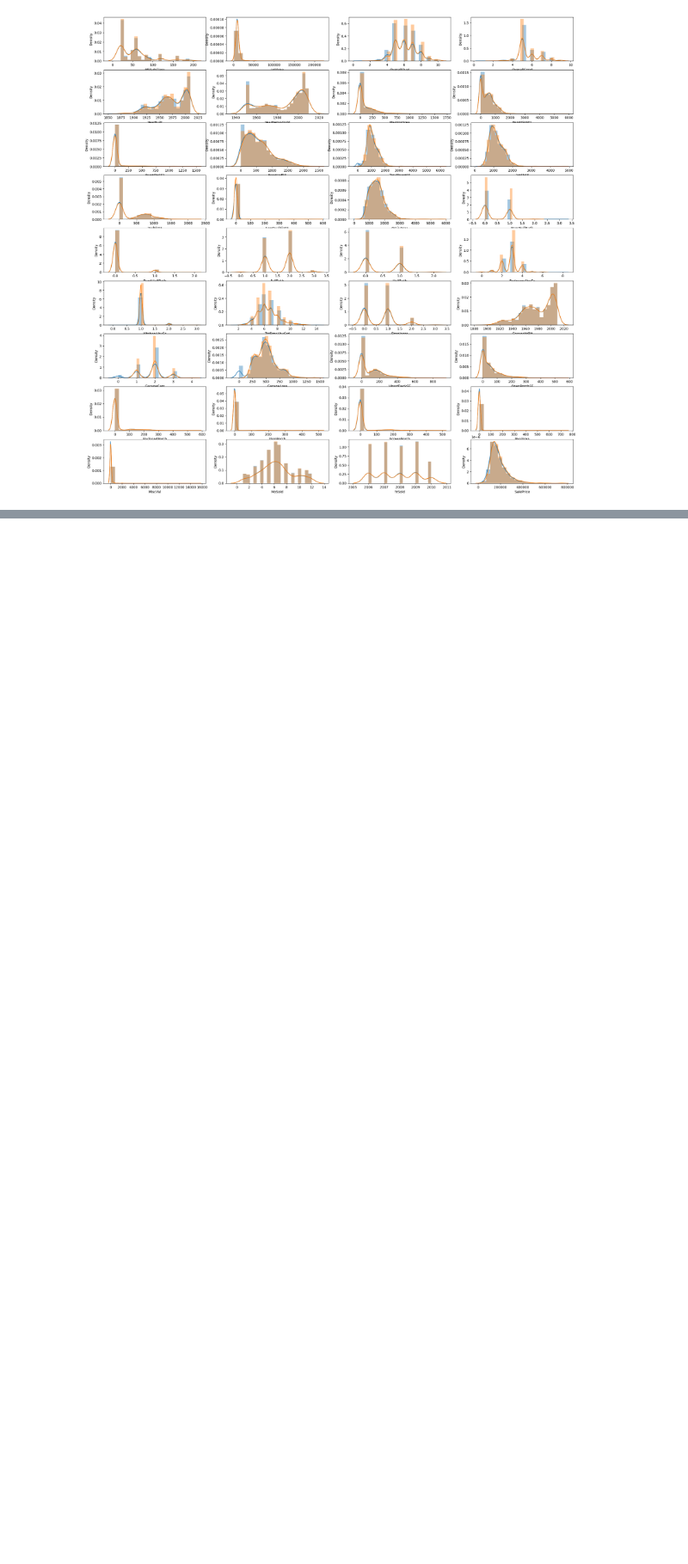
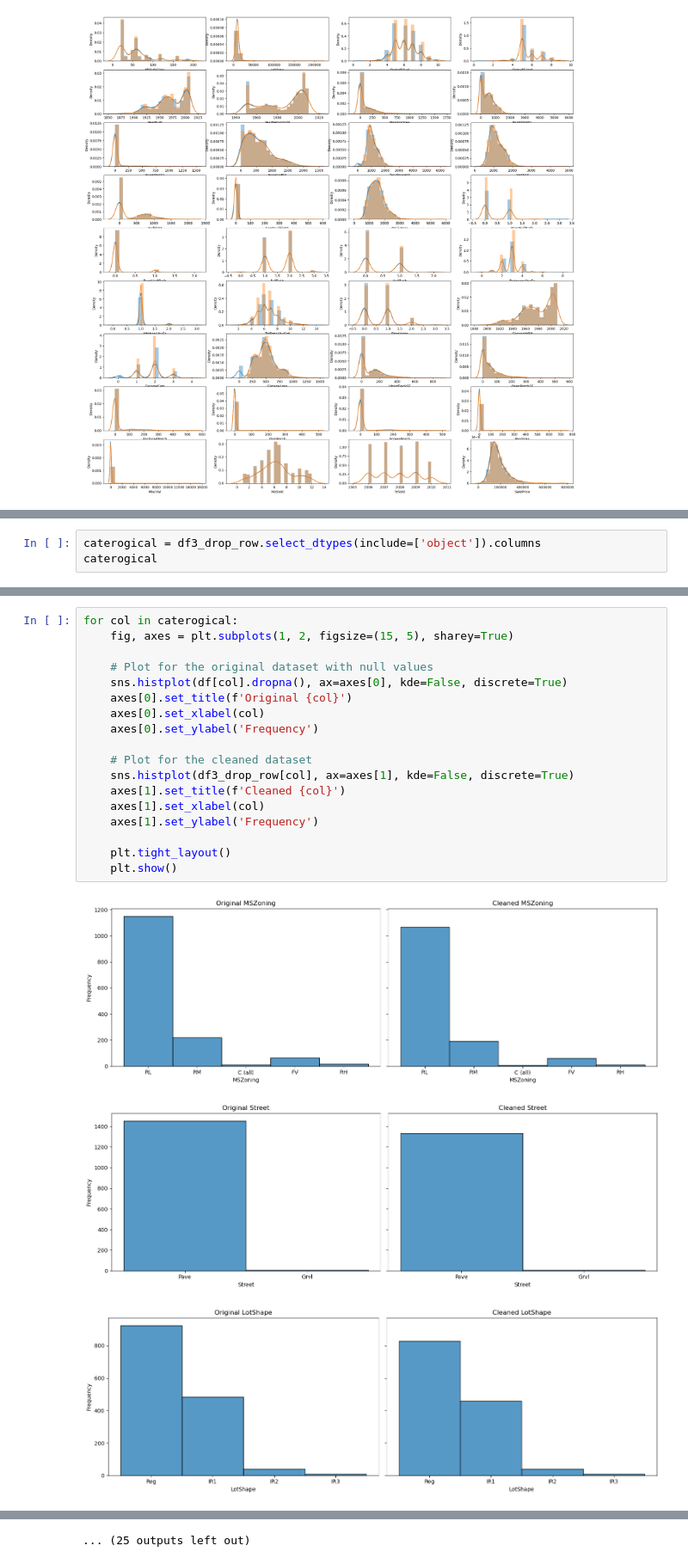
Before and after one commit to Anonymous-2003/Data-Preprocessing, a Jupyter notebook: Handling missing values.ipynb, the cells around one changed output, grey strips where cells are left out. Shown at 86% size. Saved outputs shown, nothing was run; the diff lists cells and outputs as text; blank space fills up the shorter version.

```diff
--- a/Handling missing values.ipynb
+++ b/Handling missing values.ipynb
@@ -173,0 +212,3 @@ Index(['MSZoning', 'Street', 'LotShape', 'LandContour', 'Utilities',
+# %%
+caterogical = df3_drop_row.select_dtypes(include=['object']).columns
+caterogical
@@ -173,0 +225,22 @@ Index(['MSZoning', 'Street', 'LotShape', 'LandContour', 'Utilities',
+# %%
+for col in caterogical:
+    fig, axes = plt.subplots(1, 2, figsize=(15, 5), sharey=True)
+
+    # Plot for the original dataset with null values
+    sns.histplot(df[col].dropna(), ax=axes[0], kde=False, discrete=True)
+    axes[0].set_title(f'Original {col}')
+    axes[0].set_xlabel(col)
+    axes[0].set_ylabel('Frequency')
+
+    # Plot for the cleaned dataset
+    sns.histplot(df3_drop_row[col], ax=axes[1], kde=False, discrete=True)
+    axes[1].set_title(f'Cleaned {col}')
+    axes[1].set_xlabel(col)
+    axes[1].set_ylabel('Frequency')
+
+    plt.tight_layout()
+    plt.show()
+# %% [output]
+[figure, added]
+[figure, added]
+[figure, added]
@@ -173,0 +256 @@ Index(['MSZoning', 'Street', 'LotShape', 'LandContour', 'Utilities',
+... (25 outputs left out)
```
Also changed, not shown: parts of 6 cells of this notebook.
